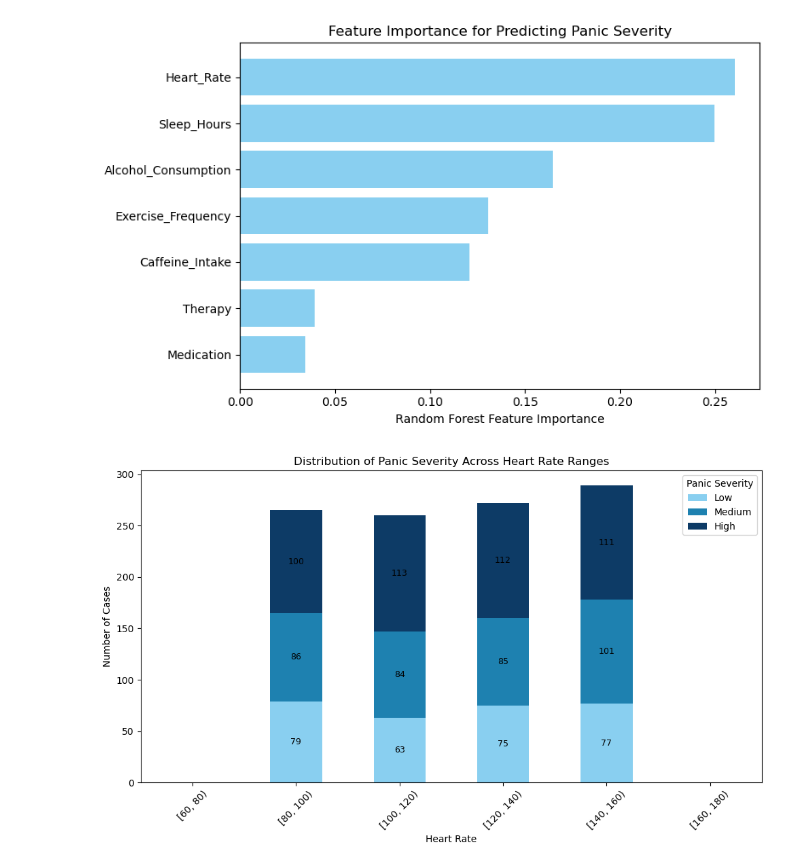
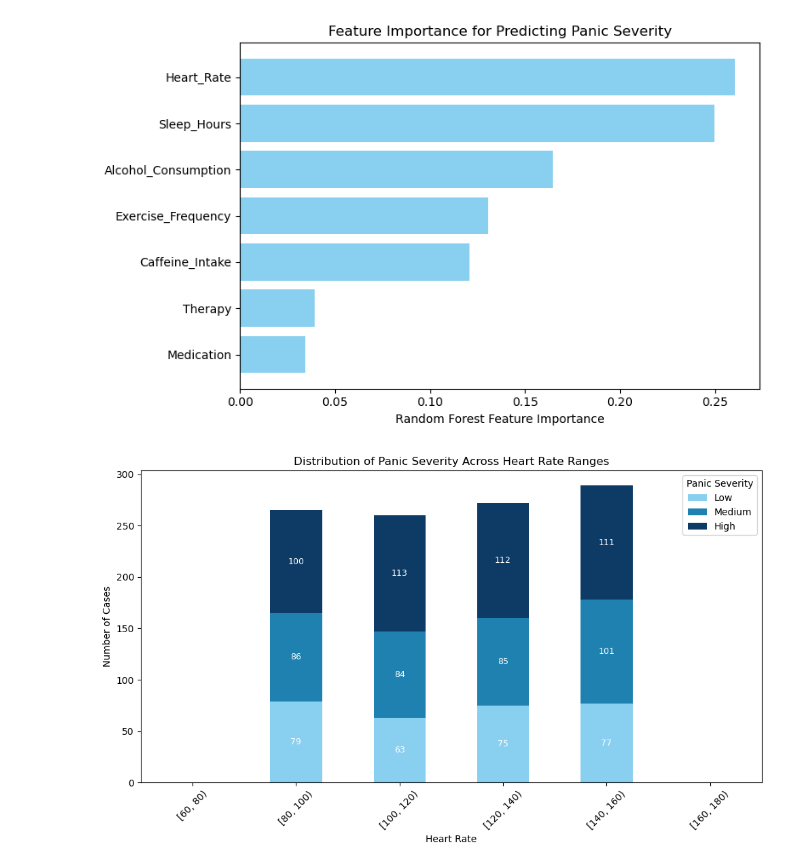
Before and after one commit to katrinashonka/DS4200FinalProject, a Jupyter notebook: ML_Plots.ipynb, the cells around one changed output. Cells and saved outputs as stored; diff of their text form; code cells hidden in the pictures.

Commit message:
Changed stacked bar chart color to white

```diff
--- a/ML_Plots.ipynb
+++ b/ML_Plots.ipynb
@@ -86,20 +86,20 @@ plt.tight_layout()
 # %%
 fig2, ax = plt.subplots(figsize=(10, 6))
 count_df.plot(kind="bar", stacked=True, ax=ax, color=["#89cff0", "#1E81B0", "#0d3b66"])
 
 for i, (idx, row) in enumerate(count_df.iterrows()):
     cumulative = 0
     for severity in ["Low", "Medium", "High"]:
         value = row[severity]
         if value > 0:
-            ax.text(i, cumulative + value / 2, str(int(value)), ha='center', va='center', fontsize=9, color='black')
+            ax.text(i, cumulative + value / 2, str(int(value)), ha='center', va='center', fontsize=9, color='white')
             cumulative += value
 
 ax.set_title("Distribution of Panic Severity Across Heart Rate Ranges")
 ax.set_xlabel("Heart Rate")
 ax.set_ylabel("Number of Cases")
 ax.legend(title="Panic Severity")
 plt.xticks(rotation=45)
 plt.tight_layout()
 # %% [output]
-[figure, old version]
+[figure, new version]
```
Also changed, not shown: 1 other file.
